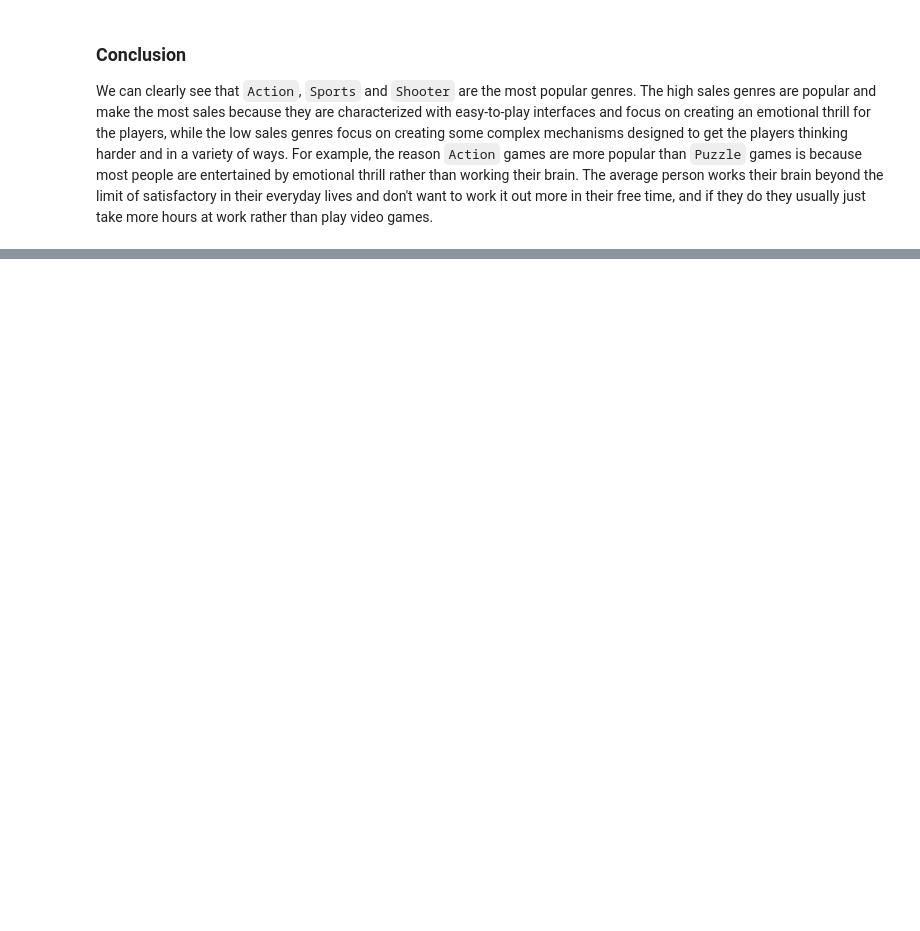
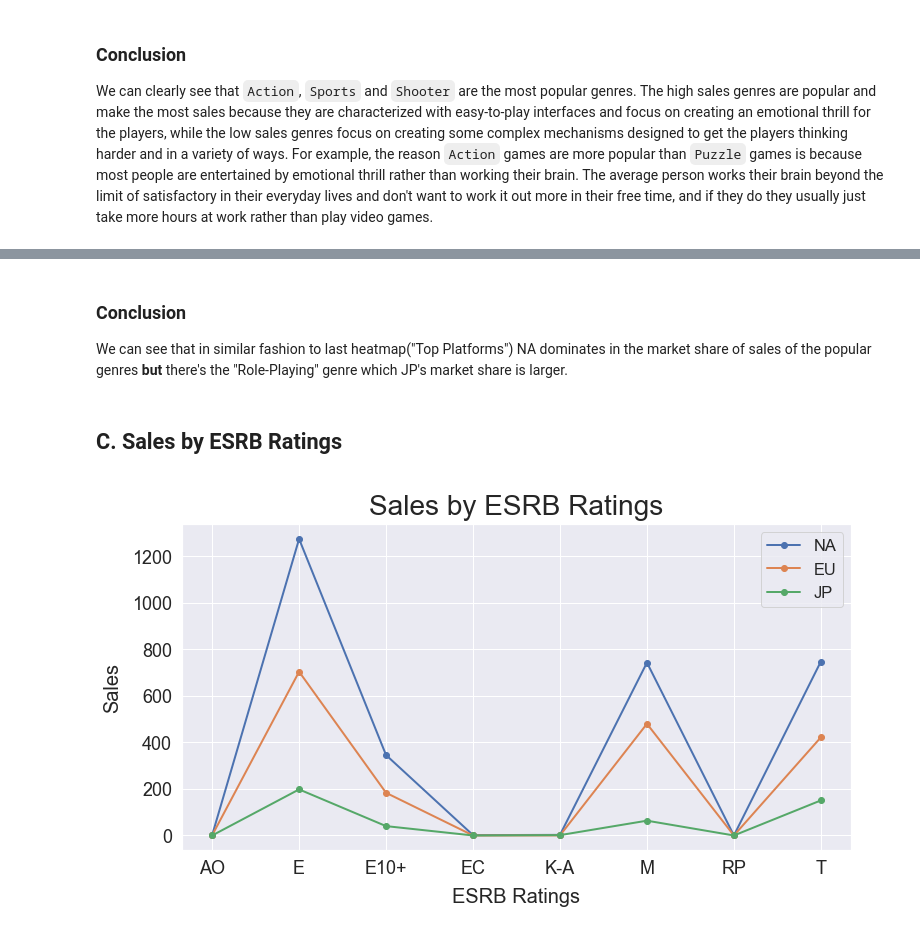
Before and after one commit to bar-benjamin/video-game-sales, a Jupyter notebook: video_game_sales.ipynb, the cells around one changed output, grey strips where cells are left out. Cells and saved outputs as stored; diff of their text form; code cells hidden in the pictures; blank space fills up the shorter version.

```diff
--- a/video_game_sales.ipynb
+++ b/video_game_sales.ipynb
@@ -428,0 +530,27 @@ We can clearly see that `Action`, `Sports` and `Shooter` are the most popular ge
+# %% [markdown]
+### Conclusion
+
+We can see that in similar fashion to last heatmap("Top Platforms") NA dominates in the market share of sales of the popular genres <b>but</b> there's the "Role-Playing" genre which JP's market share is larger.
+# %% [markdown]
+## C. Sales by ESRB Ratings
+
+<a id="esrb"></a>
+# %%
+na_group = df.groupby('rating')['na_sales'].sum()
+eu_group = df.groupby('rating')['eu_sales'].sum()
+jp_group = df.groupby('rating')['jp_sales'].sum()
+
+na_group.plot(style='-o', figsize=(12, 6), linewidth=2)
+eu_group.plot(style='-o', figsize=(12, 6), linewidth=2)
+jp_group.plot(style='-o', figsize=(12, 6), linewidth=2)
+
+plt.title('Sales by ESRB Ratings', fontsize=28, y=1.01)
+plt.yticks(fontsize = 18)
+plt.xticks(fontsize = 18)
+plt.xlabel('ESRB Ratings', fontsize=20, labelpad=10)
+plt.ylabel('Sales', fontsize=20, labelpad=10)
+plt.grid(True)
+plt.legend(labels=['NA', 'EU', 'JP'])
+plt.show()
+# %% [output]
+[figure, added]
```
Also changed, not shown: parts of 18 cells of this notebook.
